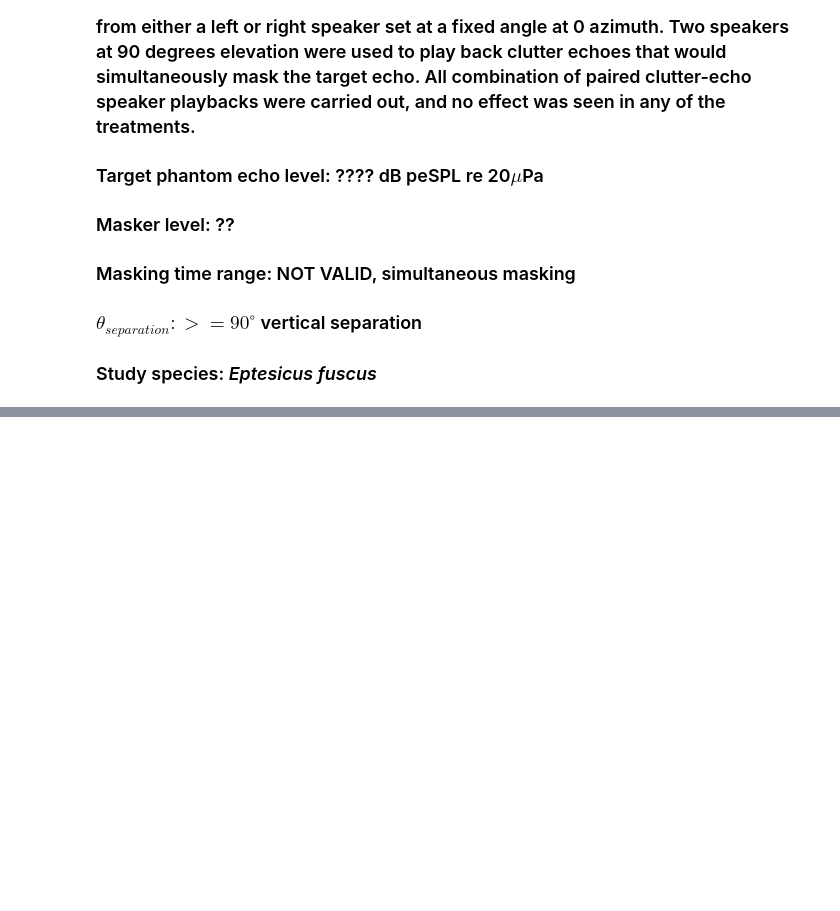
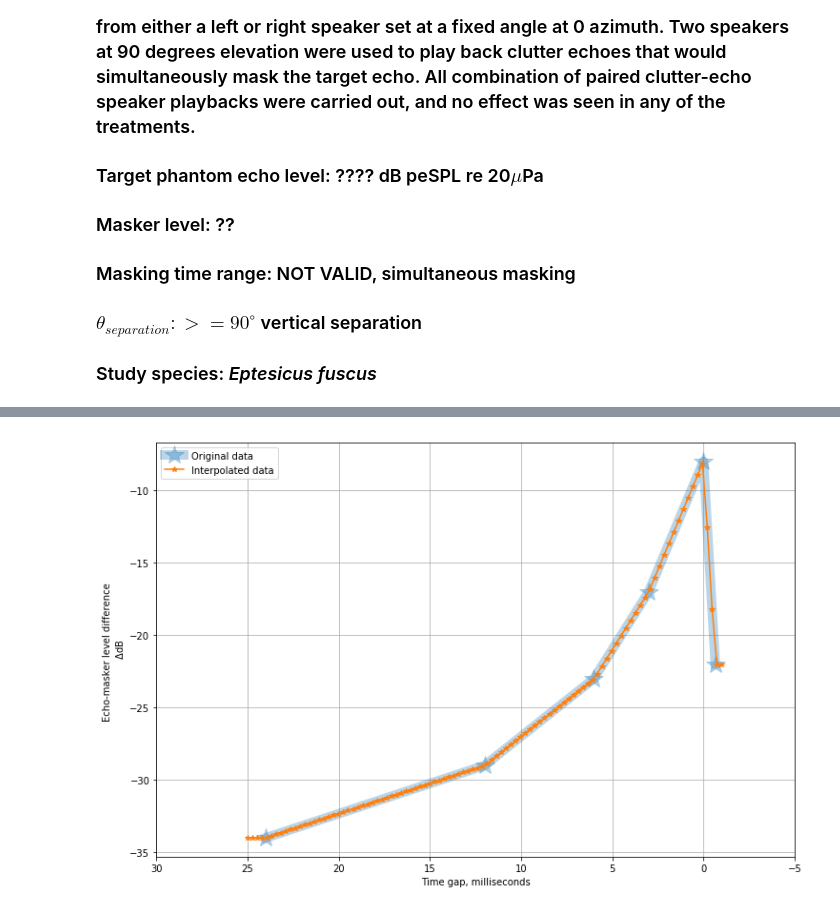
Before and after one commit to thejasvibr/the_cocktail_party_nightmare, a Jupyter notebook: Spatial Unmasking in the cocktail party nightmare.ipynb, the cells around one changed output, grey strips where cells are left out. Saved outputs shown, nothing was run; the diff lists cells and outputs as text; code cells hidden in the pictures; blank space fills up the shorter version.

```diff
--- a/Spatial Unmasking in the cocktail party nightmare.ipynb
+++ b/Spatial Unmasking in the cocktail party nightmare.ipynb
@@ -223,0 +325,17 @@ display(HTML(tabulate.tabulate(table_wrefs,tablefmt='html')))
+# %%
+new_timegaps = np.linspace(25,-1,100)
+interp_dBleveldiff = np.interp(new_timegaps,masking_dataset['timegap_ms'],masking_dataset['dB_leveldiff'])
+
+f,axs = plt.subplots(nrows=1,ncols=1,figsize=(12,8))
+plt.plot(masking_dataset['timegap_ms'],masking_dataset['dB_leveldiff'],'*-',linewidth=10,alpha=0.3,markersize=20,
+        label='Original data')
+plt.plot(new_timegaps,interp_dBleveldiff,'*-',label='Interpolated data')
+plt.xlim(30,-5);plt.ylabel('Echo-masker level difference \n $\Delta$dB ')
+plt.xlabel('Time gap, milliseconds');plt.legend();axs.grid()
+plt.show()
+
+colloc_data_interp = pd.DataFrame()
+colloc_data_interp['timegap_ms'] = new_timegaps
+colloc_data_interp['dB_leveldiff'] = interp_dBleveldiff
+# %% [output]
+[figure, added]
```
Also changed, not shown: parts of 23 cells of this notebook.
